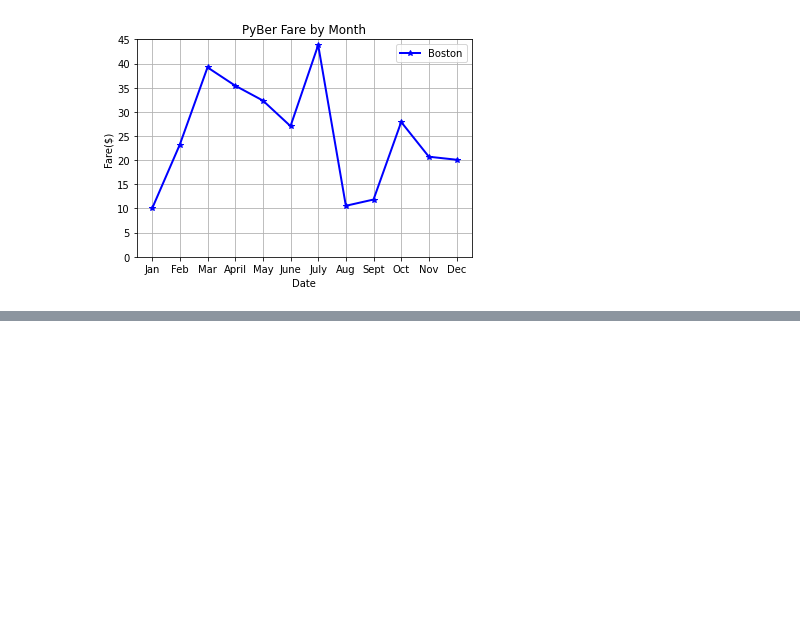
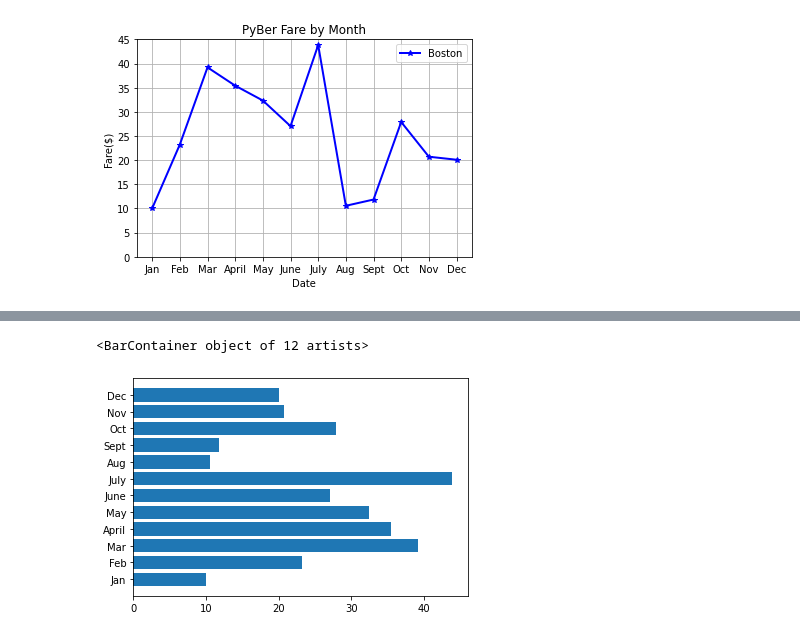
Before and after one commit to davidatoms/PyBer_Analysis, a Jupyter notebook: matplotlib_practice.ipynb, the cells around one changed output, grey strips where cells are left out. Saved outputs shown, nothing was run; the diff lists cells and outputs as text; code cells hidden in the pictures; blank space fills up the shorter version.

```diff
--- a/matplotlib_practice.ipynb
+++ b/matplotlib_practice.ipynb
@@ -55,0 +91,6 @@ plt.ylim(0, 45)
+# %%
+# Create a horizontal bar graph
+plt.barh(x_axis, y_axis)
+# %% [output]
+<BarContainer object of 12 artists>
+[figure, added]
```
Also changed, not shown: parts of 7 cells of this notebook.
